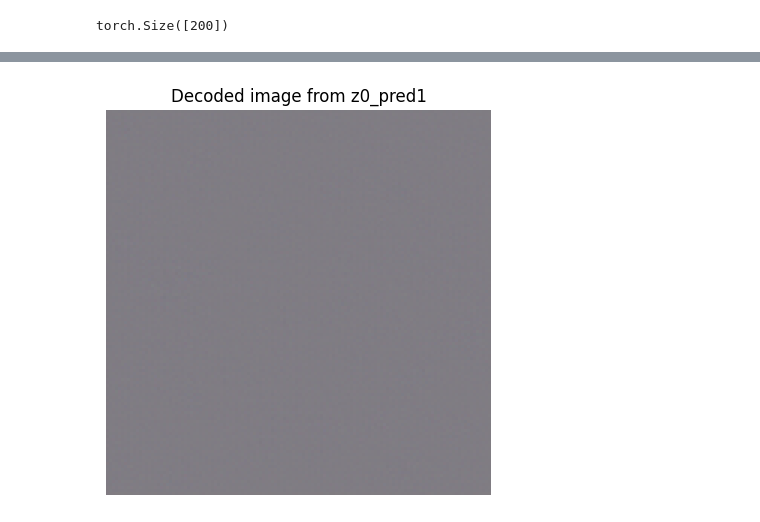
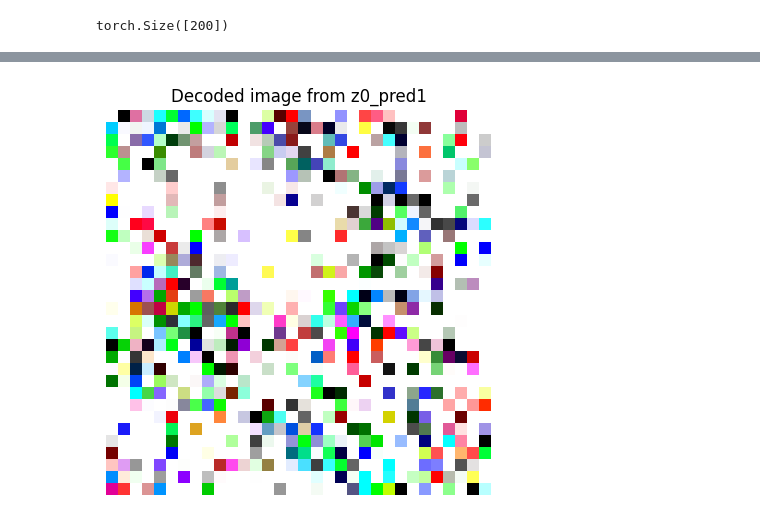
Before and after one commit to Rohan46os/Video_gen_model, a Jupyter notebook: diffusion_practice.ipynb, the cells around one changed output, grey strips where cells are left out. Drawn from its saved outputs; the diff is of its cells as text; code cells hidden in the pictures.

Commit message:
Implemented the inference part and predicted original image z0 by removing noises

```diff
--- a/diffusion_practice.ipynb
+++ b/diffusion_practice.ipynb
@@ -723,15 +927,15 @@ torch.Size([22, 3, 128, 128])
 # %%
 import matplotlib.pyplot as plt
 
-img = ans[5].detach().cpu().permute(1, 2, 0)
+img = generated_z[0].detach().cpu().permute(1, 2, 0)
 
 # If the decoder outputs values in [0, 1]
 img = img.clamp(0, 1)
 
 plt.figure(figsize=(5, 5))
 plt.imshow(img)
 plt.axis("off")
 plt.title("Decoded image from z0_pred1")
 plt.show()
 # %% [output]
-[figure, old version]
+[figure, new version]
```
Also changed, not shown: parts of 16 cells of this notebook.
